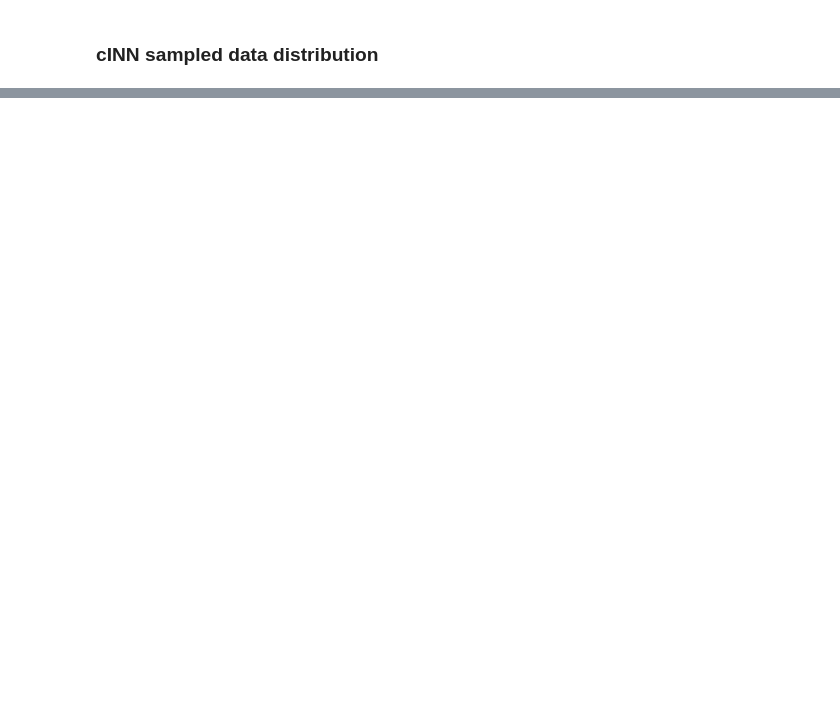
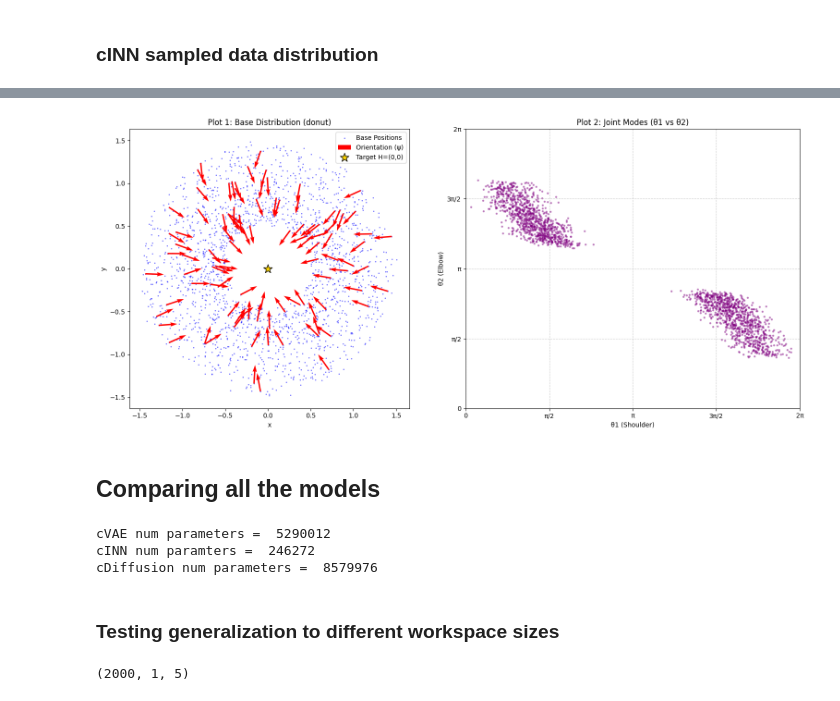
Before and after one commit to kyishanzh/reachability_tests, a Jupyter notebook: rotarylinkenv_test.ipynb, the cells around one changed output, grey strips where cells are left out. Drawn from its saved outputs; the diff is of its cells as text; code cells hidden in the pictures; blank space fills up the shorter version.

Commit message:
diffusion implementation

```diff
--- a/rotarylinkenv_test.ipynb
+++ b/rotarylinkenv_test.ipynb
@@ -165,0 +168,8 @@ plot_data_distribution(bx, by, psi, th1, th2)
+# %%
+from reachability.models.cdiffusion import DiffusionConditionalSampler
+cdiffusion_model_path = "outputs/model_ckpts/cdiffusion/cdiffusion_rotary_1232026.pt"
+cdiffusion_model = DiffusionConditionalSampler.load(new_env, cdiffusion_model_path, device="cpu")
+
+# 1. Generate 2000 samples for a fixed target at the origin
+Q_samples = cdiffusion_model.sample(h_world_example, h_world_example, n_samples=1, rng=rng, sampling_temperature=0)
+new_env.plot(Q_samples[0].flatten(), h_world_example)
@@ -165,0 +181,23 @@ plot_data_distribution(bx, by, psi, th1, th2)
+# %%
+# Extract components for plotting -> Q columns: [x, y, psi, th1, th2]
+bx = Q_samples[:, :, 0]
+by = Q_samples[:, :, 1]
+psi = Q_samples[:, :, 2]
+th1 = Q_samples[:, :, 3]
+th2 = Q_samples[:, :, 4]
+
+plot_data_distribution(bx, by, psi, th1, th2)
+# %% [output]
+[figure, added]
+# %% [markdown]
+## Comparing all the models
+# %%
+print("cVAE num parameters = ", cvae_model.count_parameters())
+print("cINN num paramters = ", cinn_model.count_parameters())
+print("cDiffusion num parameters = ", cdiffusion_model.count_parameters())
+# %% [output]
+cVAE num parameters =  5290012
+cINN num paramters =  246272
+cDiffusion num parameters =  8579976
+# %% [markdown]
+### Testing generalization to different workspace sizes
@@ -165,0 +206,4 @@ plot_data_distribution(bx, by, psi, th1, th2)
+# %%
+Q_samples.shape
+# %% [output]
+(2000, 1, 5)
```
Also changed, not shown: parts of 8 cells of this notebook, 21 other files.
